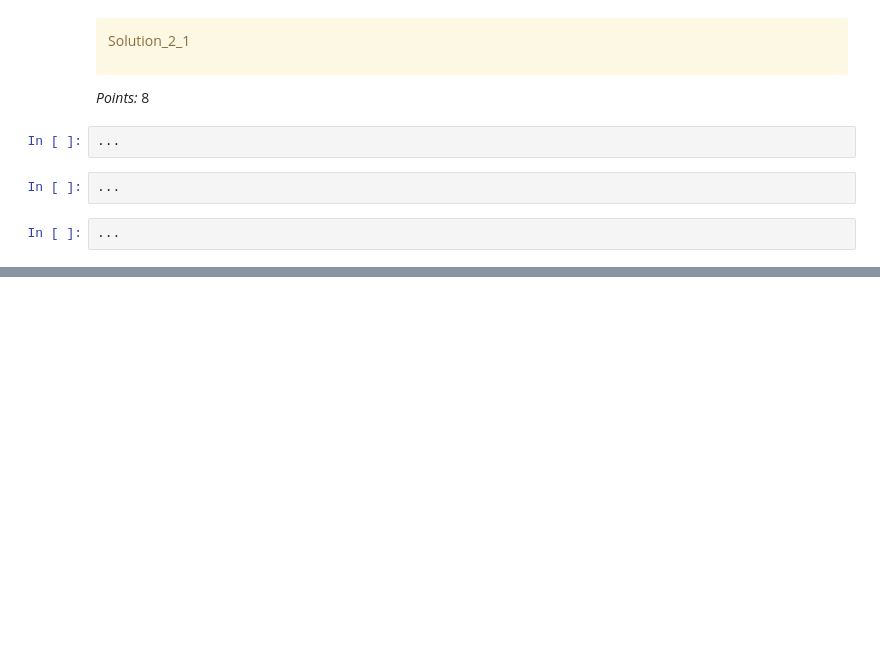
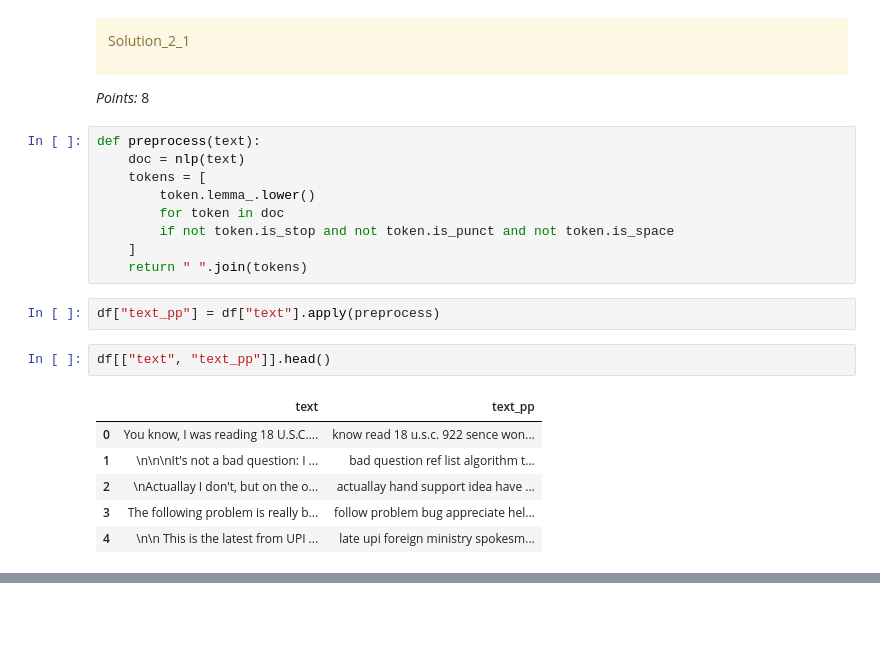
Before and after one commit to miketham24/cpsc330_hw7, a Jupyter notebook: hw7.ipynb, the cells around one changed output, grey strips where cells are left out. Saved outputs shown, nothing was run; the diff lists cells and outputs as text; blank space fills up the shorter version.

```diff
--- a/hw7.ipynb
+++ b/hw7.ipynb
@@ -541,10 +539,24 @@ Solution_2_1
 
 _Points:_ 8
 # %%
-...
+def preprocess(text):
+    doc = nlp(text)
+    tokens = [
+        token.lemma_.lower()
+        for token in doc
+        if not token.is_stop and not token.is_punct and not token.is_space
+    ]
+    return " ".join(tokens)
 # %%
-...
+df["text_pp"] = df["text"].apply(preprocess)
 # %%
-...
+df[["text", "text_pp"]].head()
+# %% [output]
+|  | text | text_pp |
+| 0 | You know, I was reading 18 U.S.C.... | know read 18 u.s.c. 922 sence won... |
+| 1 | \n\n\nIt's not a bad question: I ... | bad question ref list algorithm t... |
+| 2 | \nActuallay I don't, but on the o... | actuallay hand support idea have ... |
+| 3 | The following problem is really b... | follow problem bug appreciate hel... |
+| 4 | \n\n This is the latest from UPI ... | late upi foreign ministry spokesm... |
 # %%
 df.iloc[2:6]
```
Also changed, not shown: parts of 4 cells of this notebook.
